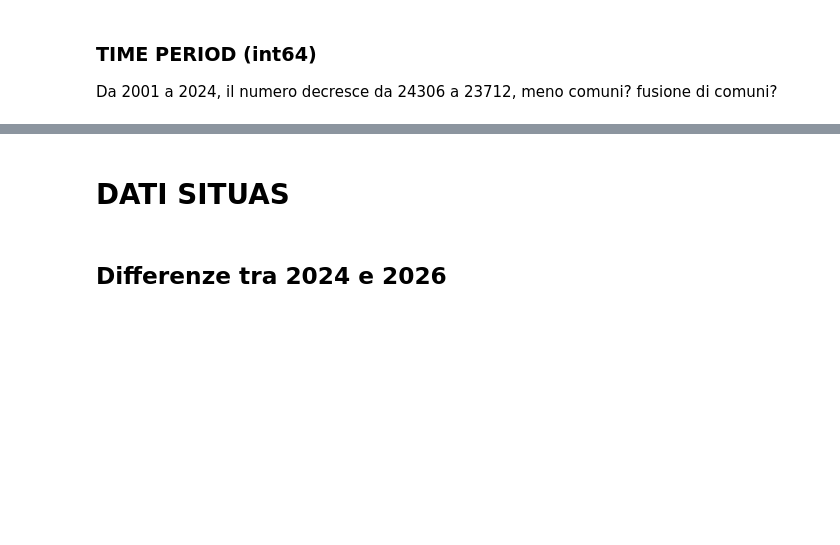
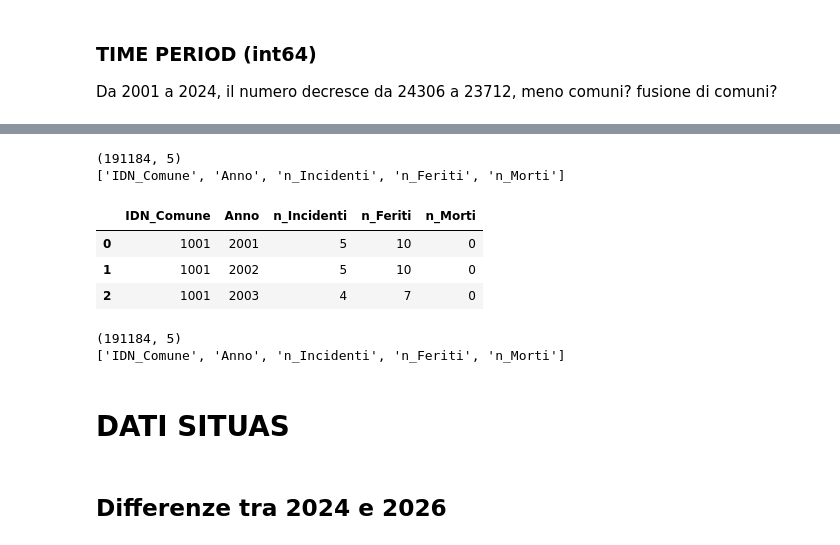
Before and after one commit to creamzztop/Boolean_Repo_LB, a Jupyter notebook: notebook/Notebook - Verifica dei dati.ipynb, the cells around one changed output, grey strips where cells are left out. Cells and saved outputs as stored; diff of their text form; code cells hidden in the pictures; blank space fills up the shorter version.

```diff
--- a/notebook/Notebook - Verifica dei dati.ipynb
+++ b/notebook/Notebook - Verifica dei dati.ipynb
@@ -164,0 +269,19 @@ print("________________________________________________")
+# %%
+df_incidenti = df_istat[df_istat["DATA_TYPE"] == "ROADACC"][["REF_AREA", "TIME_PERIOD", "OBS_VALUE"]]
+df_feriti = df_istat[(df_istat["DATA_TYPE"] == "KILLINJ") & (df_istat["RESULT"] == "F")][["REF_AREA", "TIME_PERIOD", "OBS_VALUE"]]
+df_morti = df_istat[(df_istat["DATA_TYPE"] == "KILLINJ") & (df_istat["RESULT"] == "M")][["REF_AREA", "TIME_PERIOD", "OBS_VALUE"]]
+# %%
+df_incidenti.columns = [
+    "IDN_Comune",
+    "Anno",
+    "n_Incidenti"].copy()
+
+df_feriti.columns = [
+    "IDN_Comune",
+    "Anno",
+    "n_Feriti"].copy()
+
+df_morti.columns = [
+    "IDN_Comune",
+    "Anno",
+    "n_Morti"].copy()
@@ -164,0 +311,13 @@ print("________________________________________________")
+# %%
+df_istat_clean = df_incidenti.merge(df_feriti, on=["IDN_Comune", "Anno"], how="left").merge(df_morti, on=["IDN_Comune", "Anno"], how="left")
+# %%
+print(df_istat_clean.shape)
+print(df_istat_clean.columns.tolist())
+df_istat_clean.head(3)
+# %% [output]
+(191184, 5)
+['IDN_Comune', 'Anno', 'n_Incidenti', 'n_Feriti', 'n_Morti']
+|  | IDN_Comune | Anno | n_Incidenti | n_Feriti | n_Morti |
+| 0 | 1001 | 2001 | 5 | 10 | 0 |
+| 1 | 1001 | 2002 | 5 | 10 | 0 |
+| 2 | 1001 | 2003 | 4 | 7 | 0 |
@@ -165,2 +326,8 @@ print("________________________________________________")
+# %%
+print(df_istat_clean.shape)
+print(df_istat_clean.columns.tolist())
+# %% [output]
+(191184, 5)
+['IDN_Comune', 'Anno', 'n_Incidenti', 'n_Feriti', 'n_Morti']
 # %% [markdown]
 # DATI SITUAS
```
Also changed, not shown: parts of 26 cells of this notebook, 2 other files.
